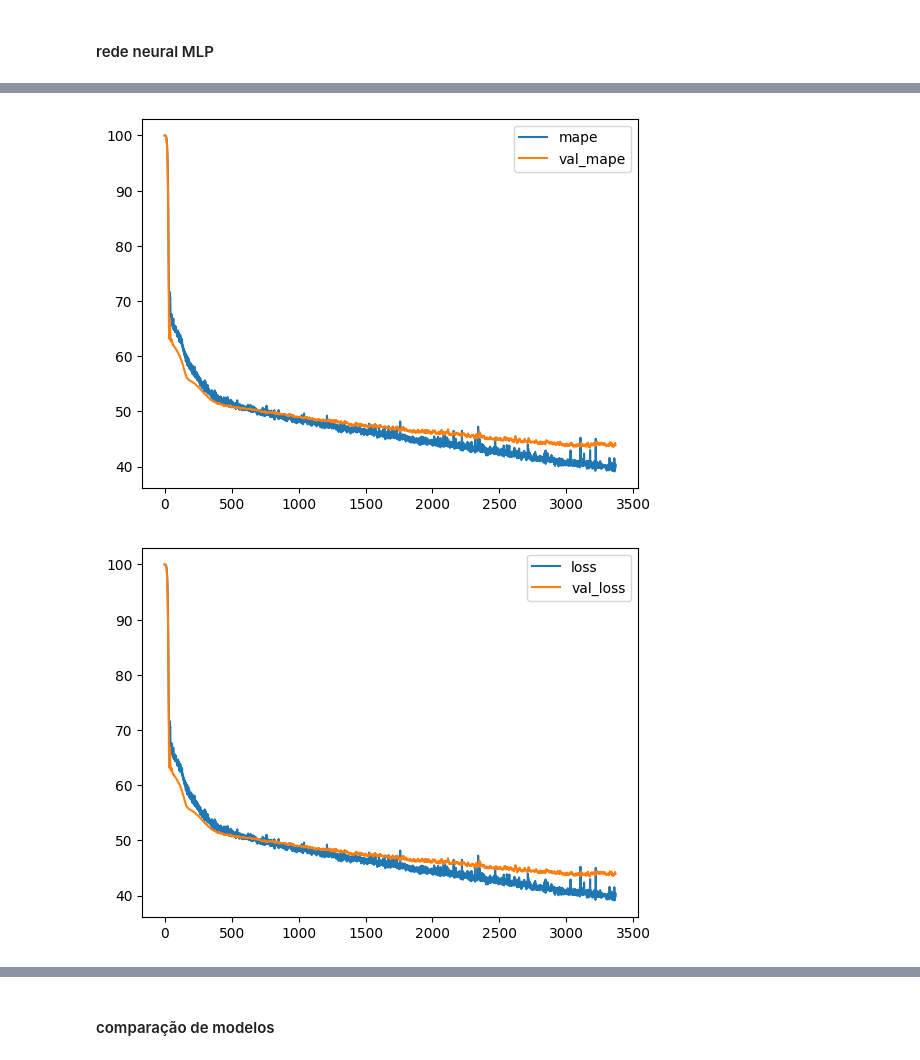
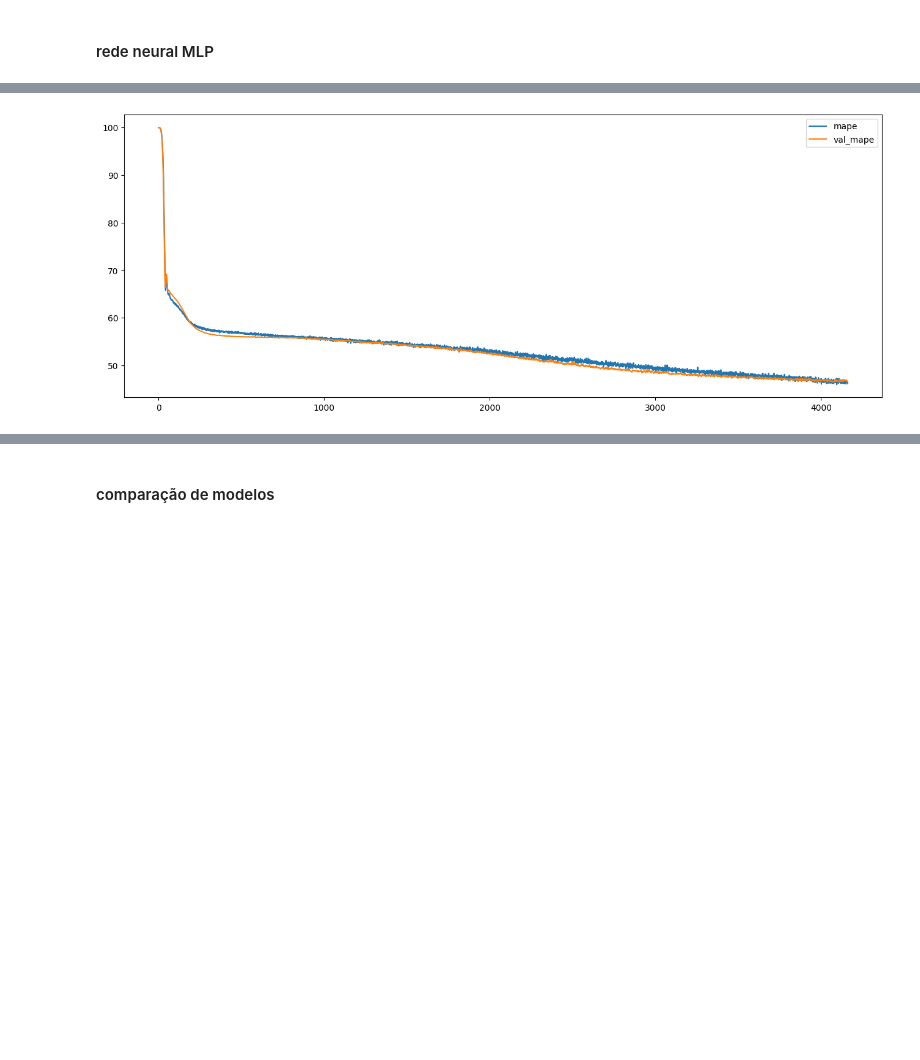
Before and after one commit to jonaszarpellon/fiap-ai-mba-bootcamp-credit, a Jupyter notebook: 5.Sugestão de Limite.ipynb, the cells around one changed output, grey strips where cells are left out. Drawn from its saved outputs; the diff is of its cells as text; code cells hidden in the pictures; blank space fills up the shorter version.

```diff
--- a/5.Sugestão de Limite.ipynb
+++ b/5.Sugestão de Limite.ipynb
@@ -391,8 +390,8 @@ data.filter_status().engineer().select().encode(['cluster']).type_cast().clean()
 #### preparação dos dados
 # %%
 data_preprocess = data.filter_status().engineer().select().remove_outliers().encode(['cluster']).type_cast().clean()
-targets_preprocess = data_preprocess['valorAprovado']
-features_preprocess = data_preprocess.drop(columns=['valorAprovado']).standardize()
+targets_preprocess = data_preprocess['limiteCredito']
+features_preprocess = data_preprocess.drop(columns=['limiteCredito']).standardize()
 
 data_train, data_test, targets_train, targets_test = train_test_split(features_preprocess, targets_preprocess, test_size=0.2, random_state=42)
 
@@ -762,7 +760,7 @@ def hypermodel(hp):
 	# adiciona uma camada de entrada
 	model.add(Input(shape=(data_train.shape[1])))
 	# escala do modelo
-	scale = hp.Int('scale', min_value=8, max_value=16, step=1)
+	scale = hp.Int('scale', min_value=1, max_value=12, step=1)
 	# profundidade do modelo
 	depth = hp.Int('depth', min_value=2, max_value=4, step=1)
 	# formato do modelo
@@ -835,10 +832,10 @@ optimizer.search(
 )
 # %%
 from kerastuner.engine.hyperparameters import HyperParameters
-# best_hp = optimizer.get_best_hyperparameters()[0]
+best_hp = optimizer.get_best_hyperparameters()[0]
+# após a busca, foram fixados os melhores valores abaixo
 best_hp = HyperParameters()
-# após a busca, foram fixados os melhores valores abaixo
-best_hp.values = {'scale': 2, 'depth': 4, 'shape': 'linear', 'dropout': 0.5}
+best_hp.values = {'scale': 3, 'depth': 3, 'shape': 'linear', 'dropout': 0.5}
 print(best_hp.values)
 mlp_model = hypermodel(best_hp)
 display(mlp_model.summary())
@@ -867,22 +864,19 @@ None
 # %%
+# retreina o modelo com os melhores hiperparâmetros
 history = mlp_model.fit(
   features_train_nn,
   targets_train_nn,
-  epochs=3500,
+  epochs=5500,
   batch_size=8000,
   validation_data=(features_val_nn, targets_val_nn),
   callbacks=[early_stopping],
   verbose=0)
 clear_output()
 sns.lineplot(x=history.epoch, y=history.history['mean_absolute_percentage_error'], label='mape')
 sns.lineplot(x=history.epoch, y=history.history['val_mean_absolute_percentage_error'], label='val_mape')
 plt.show()
-sns.lineplot(x=history.epoch, y=history.history['loss'], label='loss')
-sns.lineplot(x=history.epoch, y=history.history['val_loss'], label='val_loss')
-plt.show()
 # %% [output]
-[figure, old version]
+[figure, new version]
-[figure, removed]
 # %%
 y = targets_train_nn
 y_pred_val = mlp_model.predict(features_train_nn)
```
Also changed, not shown: parts of 20 cells of this notebook, 5 other files.
